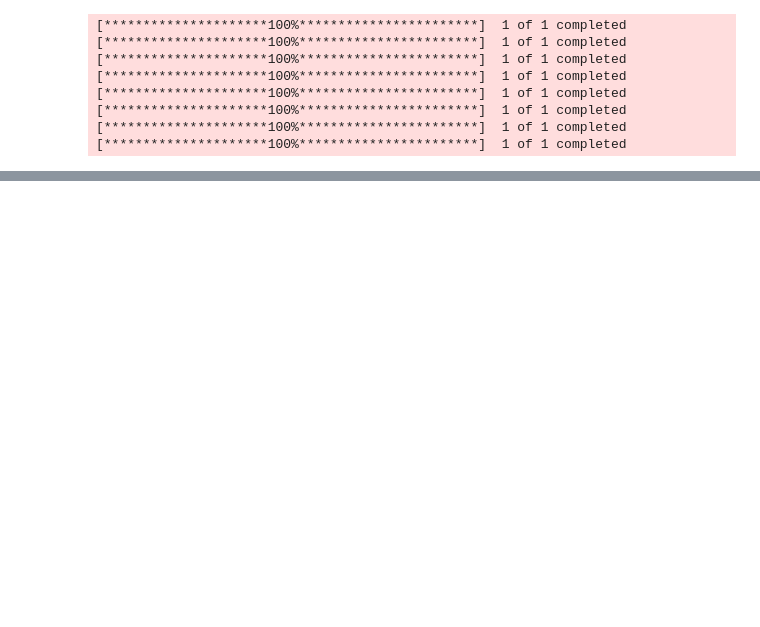
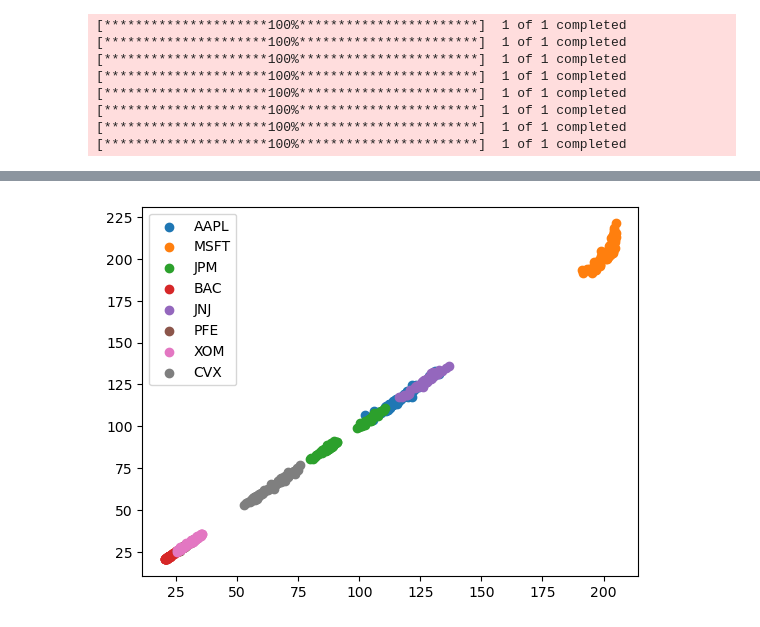
Before and after one commit to wrborrelli/finance_backtesting, a Jupyter notebook: price_predict.ipynb, the cells around one changed output, grey strips where cells are left out. Drawn from its saved outputs; the diff is of its cells as text; code cells hidden in the pictures; blank space fills up the shorter version.

```diff
--- a/price_predict.ipynb
+++ b/price_predict.ipynb
@@ -165,0 +182,8 @@ Index(['CLOSE', 'HIGH', 'LOW', 'VOLUME', 'SMA10', 'SMA20', 'SMA50', 'EMA10',
+# %%
+for i in range(len(tickers)):
+    plt.scatter( regr.predict(x_scaler.transform(df_te[df_te['ticker']==tickers[i]].iloc[:,2:])),
+            df_te[df_te['ticker']==tickers[i]]['CLOSE'], label=tickers[i] )
+plt.legend()
+plt.show()
+# %% [output]
+[figure, added]
```
Also changed, not shown: parts of 11 cells of this notebook.
